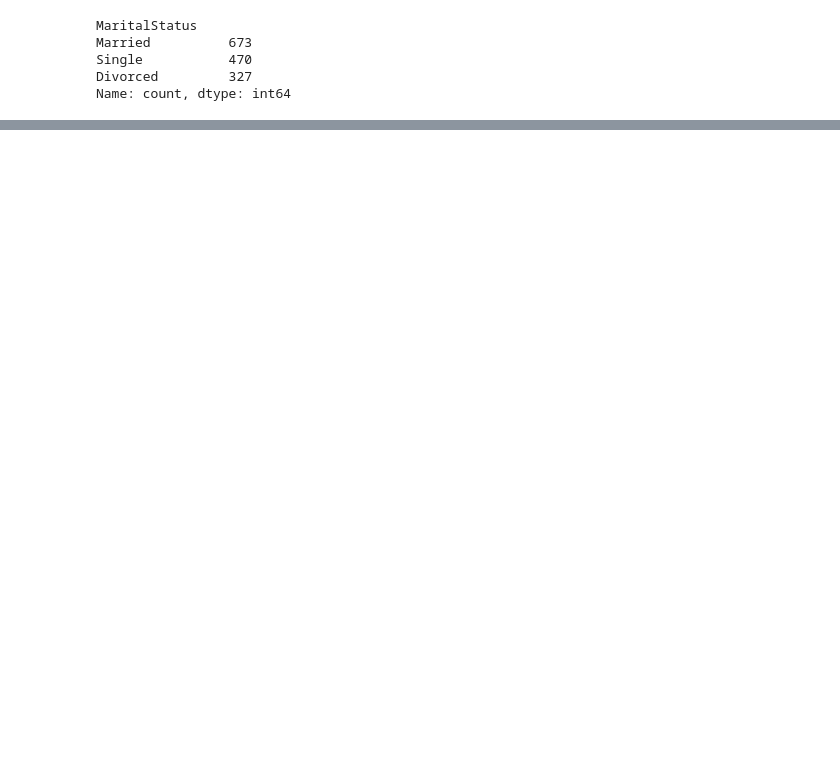
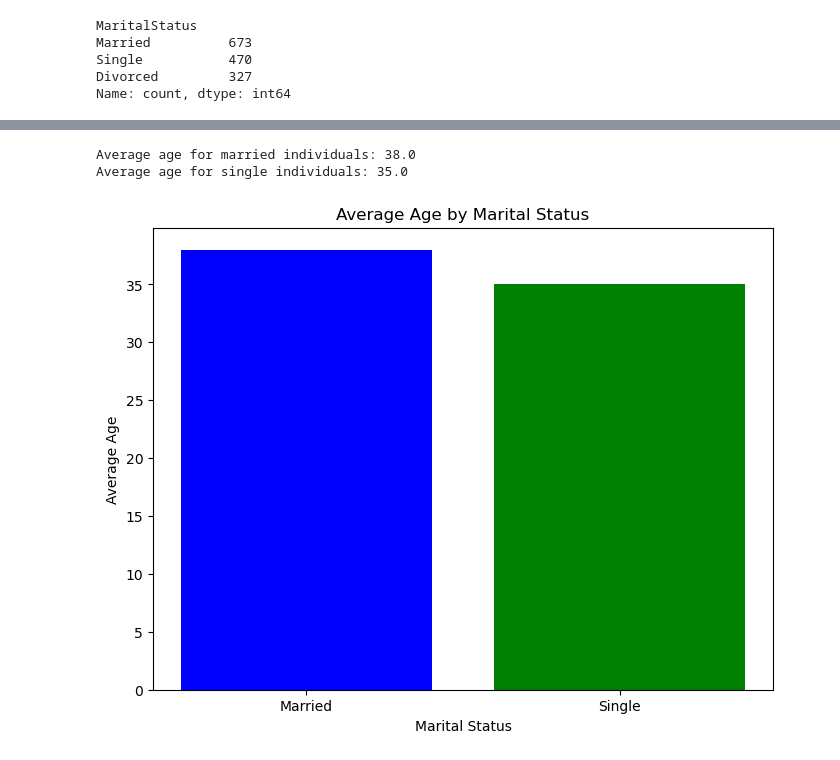
Before and after one commit to Amer4r/group-project-1, a Jupyter notebook: data_cleaning.ipynb, the cells around one changed output, grey strips where cells are left out. Saved outputs shown, nothing was run; the diff lists cells and outputs as text; code cells hidden in the pictures; blank space fills up the shorter version.

```diff
--- a/data_cleaning.ipynb
+++ b/data_cleaning.ipynb
@@ -182,3 +177,29 @@ status_statisfy = cleaned_data.groupby('MaritalStatus')['JobSatisfaction']
+# %%
+# To calculate average age of the groups
+average_age_by_marital_status = cleaned_data.groupby('MaritalStatus')['Age'].mean().round()
+
+# Print the average age for married and single individuals
+print("Average age for married individuals:", average_age_by_marital_status['Married'])
+print("Average age for single individuals:", average_age_by_marital_status['Single'])
+# %% [output]
+Average age for married individuals: 38.0
+Average age for single individuals: 35.0
+# %%
+#Graph for Married vs Single Individduals
+
+# Data
+marital_status = ['Married', 'Single']
+average_age = [average_age_by_marital_status['Married'], average_age_by_marital_status['Single']]
+
+# Plotting
+plt.figure(figsize=(8, 6))
+plt.bar(marital_status, average_age, color=['blue', 'green'])
+plt.title('Average Age by Marital Status')
+plt.xlabel('Marital Status')
+plt.ylabel('Average Age')
+plt.show()
+# %% [output]
+[figure, added]
 # %%
 #Getting median salaries for Married vs Single
 
```
Also changed, not shown: parts of 18 cells of this notebook.
